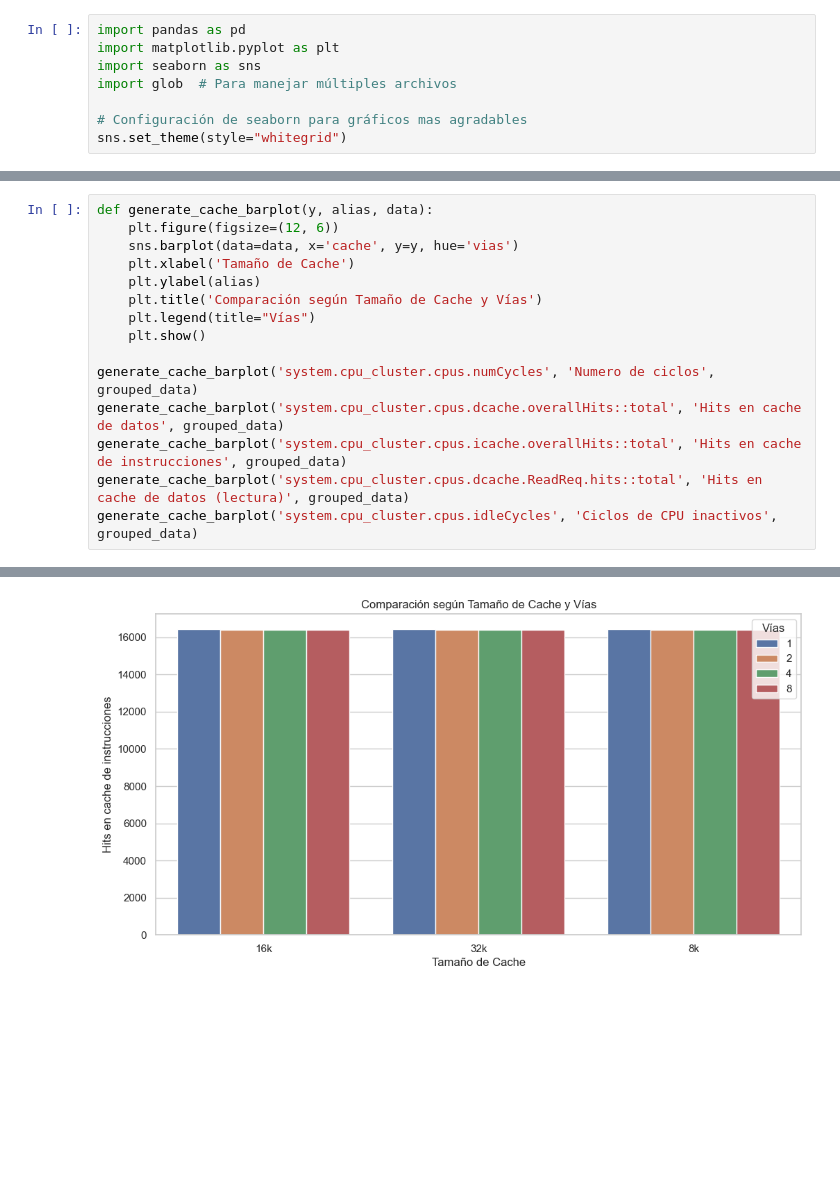
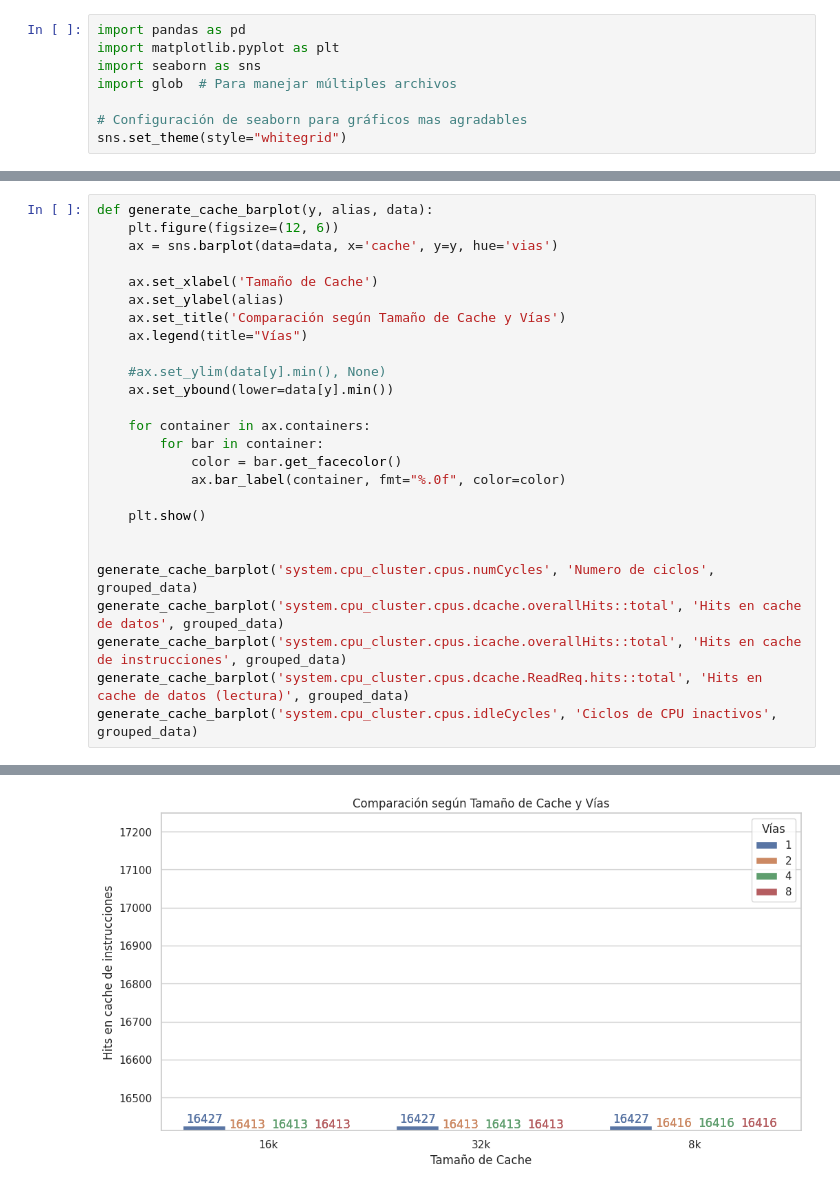
Before and after one commit to Kidmand/Arquitectura-del-computador-lab-2, a Jupyter notebook: stats/Notebook-ej1.ipynb, the cells around one changed output, grey strips where cells are left out. Saved outputs shown, nothing was run; the diff lists cells and outputs as text; blank space fills up the shorter version.

```diff
--- a/stats/Notebook-ej1.ipynb
+++ b/stats/Notebook-ej1.ipynb
@@ -62,12 +61,23 @@ grouped_data = data.groupby(['cache', 'vias']).mean().reset_index() # Agrupar po
 # %%
 def generate_cache_barplot(y, alias, data):
     plt.figure(figsize=(12, 6))
-    sns.barplot(data=data, x='cache', y=y, hue='vias')
-    plt.xlabel('Tamaño de Cache')
-    plt.ylabel(alias)
-    plt.title('Comparación según Tamaño de Cache y Vías')
-    plt.legend(title="Vías")
+    ax = sns.barplot(data=data, x='cache', y=y, hue='vias')
+
+    ax.set_xlabel('Tamaño de Cache')
+    ax.set_ylabel(alias)
+    ax.set_title('Comparación según Tamaño de Cache y Vías')
+    ax.legend(title="Vías")
+
+    #ax.set_ylim(data[y].min(), None)
+    ax.set_ybound(lower=data[y].min())
+
+    for container in ax.containers:
+        for bar in container:
+            color = bar.get_facecolor()
+            ax.bar_label(container, fmt="%.0f", color=color)
+
     plt.show()
+
 
 generate_cache_barplot('system.cpu_cluster.cpus.numCycles', 'Numero de ciclos', grouped_data)
 generate_cache_barplot('system.cpu_cluster.cpus.dcache.overallHits::total', 'Hits en cache de datos', grouped_data)
@@ -80 +90 @@ generate_cache_barplot('system.cpu_cluster.cpus.idleCycles', 'Ciclos de CPU inac
-[figure, old version]
+[figure, new version]
```
Also changed, not shown: parts of 2 cells of this notebook.
